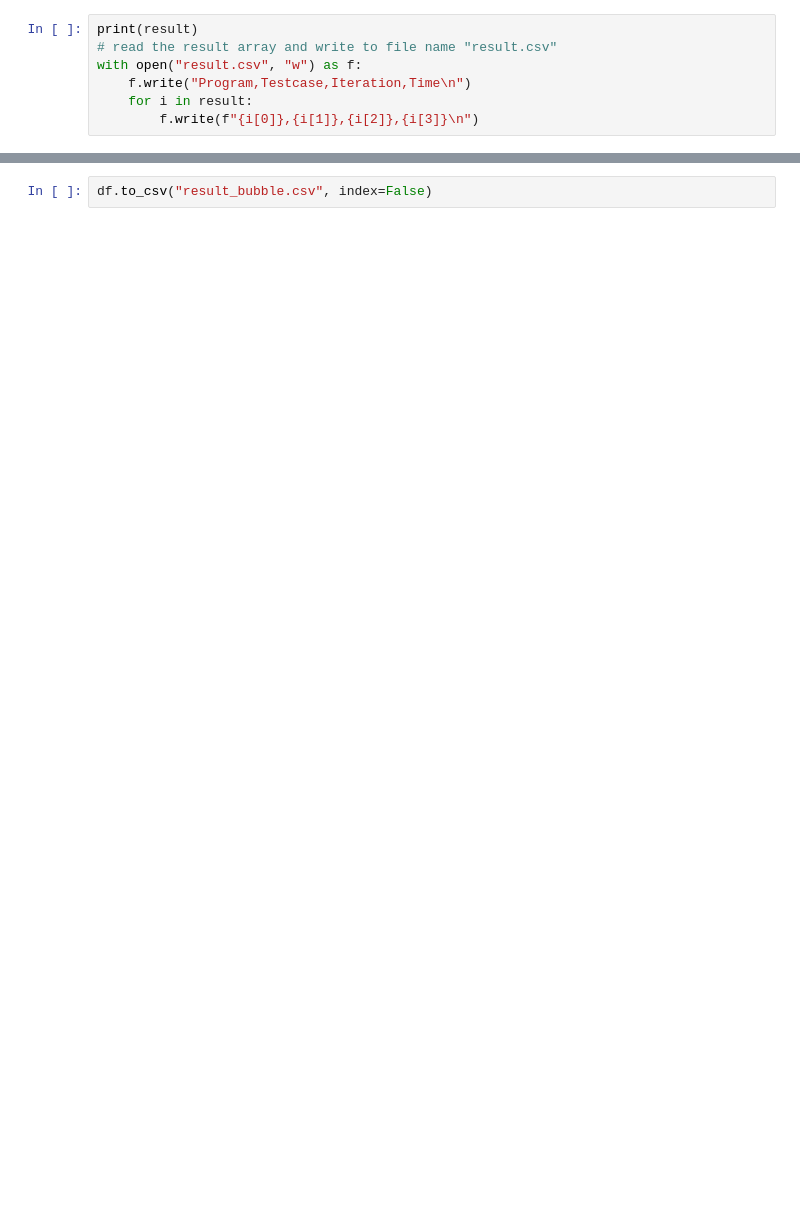
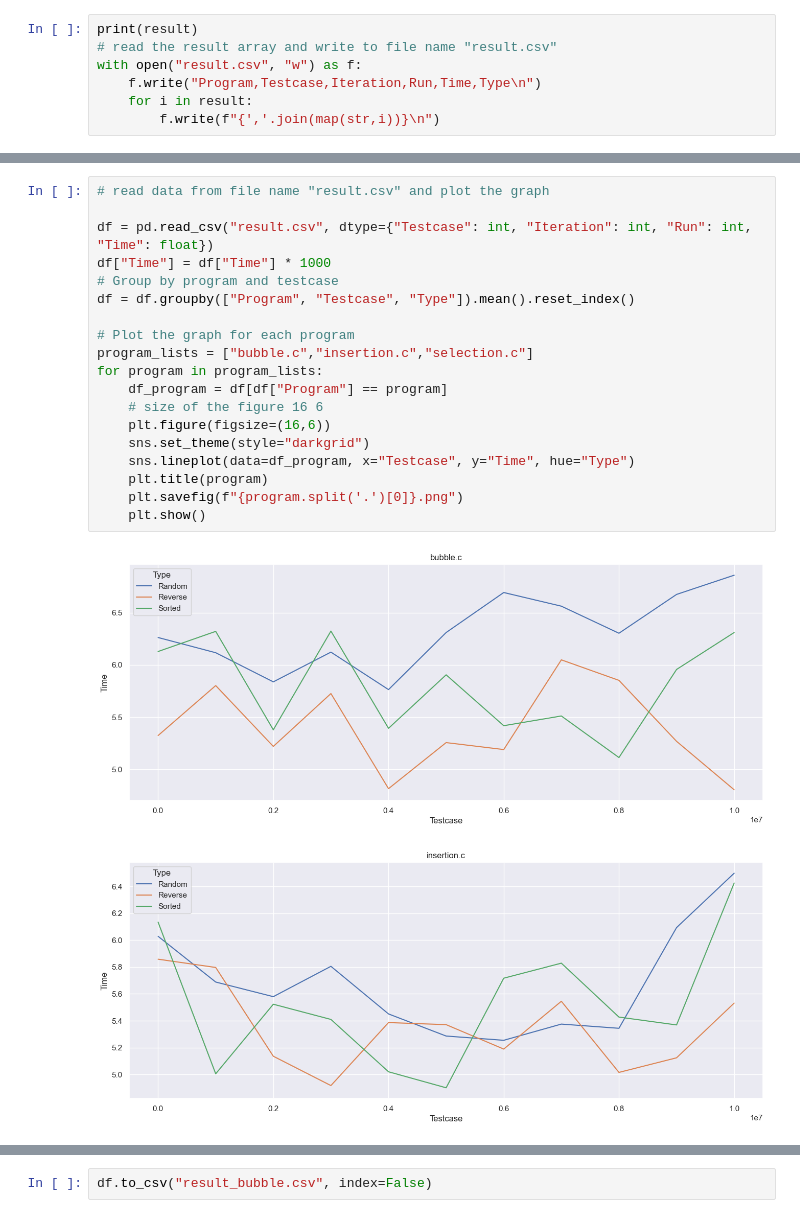
Before and after one commit to Thanaphol47825/CPE231_Sort_Research, a Jupyter notebook: Lab1.ipynb, the cells around one changed output, grey strips where cells are left out. Drawn from its saved outputs; the diff is of its cells as text; blank space fills up the shorter version.

```diff
--- a/Lab1.ipynb
+++ b/Lab1.ipynb
@@ -175,7 +222,7 @@ KeyboardInterrupt:
 print(result)
 # read the result array and write to file name "result.csv"
 with open("result.csv", "w") as f:
-    f.write("Program,Testcase,Iteration,Time\n")
+    f.write("Program,Testcase,Iteration,Run,Time,Type\n")
     for i in result:
-        f.write(f"{i[0]},{i[1]},{i[2]},{i[3]}\n")
+        f.write(f"{','.join(map(str,i))}\n")
 # %% [output]
@@ -245,0 +230,22 @@ fig.savefig("result.png")
+# %%
+# read data from file name "result.csv" and plot the graph
+
+df = pd.read_csv("result.csv", dtype={"Testcase": int, "Iteration": int, "Run": int, "Time": float})
+df["Time"] = df["Time"] * 1000
+# Group by program and testcase
+df = df.groupby(["Program", "Testcase", "Type"]).mean().reset_index()
+
+# Plot the graph for each program
+program_lists = ["bubble.c","insertion.c","selection.c"]
+for program in program_lists:
+    df_program = df[df["Program"] == program]
+    # size of the figure 16 6
+    plt.figure(figsize=(16,6))
+    sns.set_theme(style="darkgrid")
+    sns.lineplot(data=df_program, x="Testcase", y="Time", hue="Type")
+    plt.title(program)
+    plt.savefig(f"{program.split('.')[0]}.png")
+    plt.show()
+# %% [output]
+[figure, added]
+[figure, added]
```
Also changed, not shown: parts of 11 cells of this notebook.
